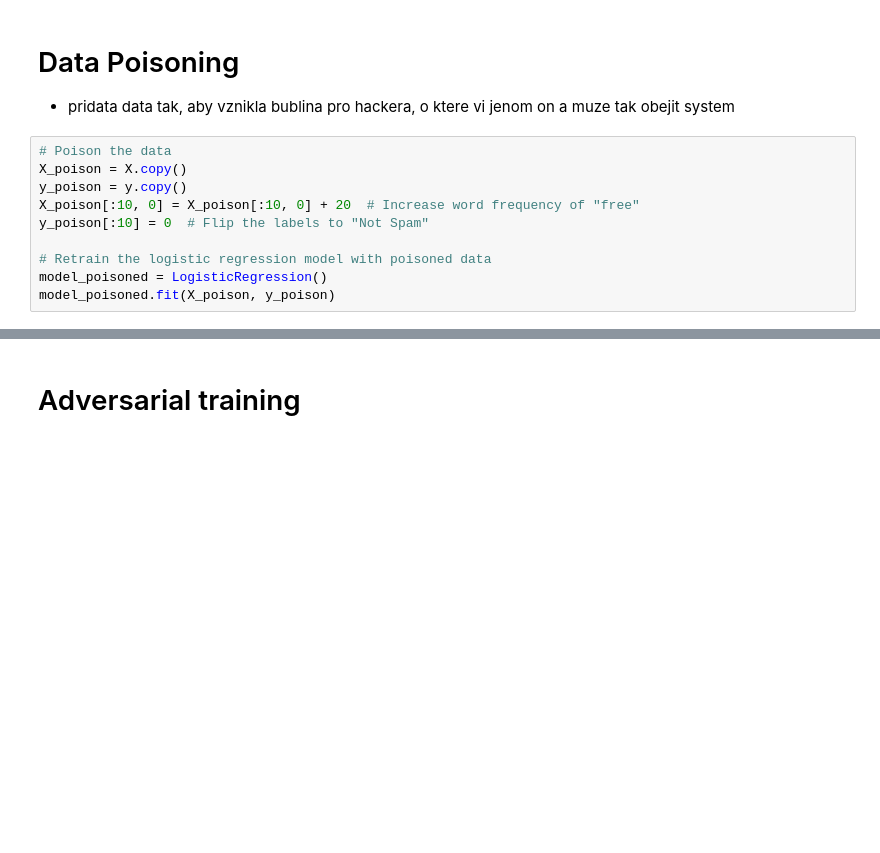
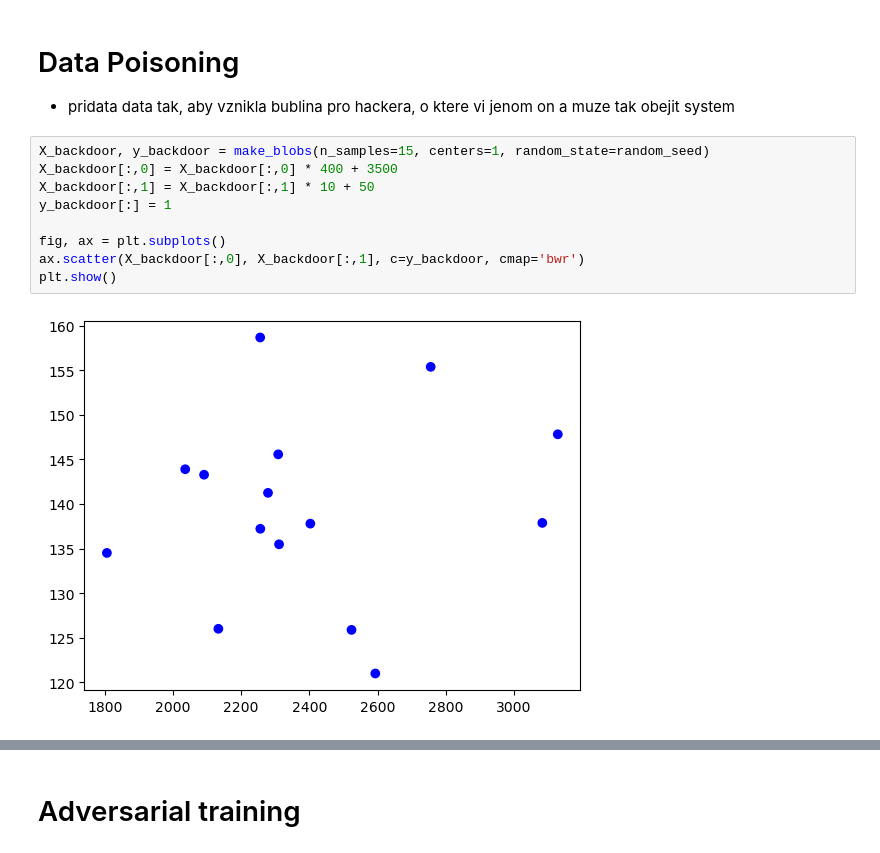
Before and after one commit to nickobard/ai-summer-school, a Jupyter notebook: data_poisoning.ipynb, the cells around one changed output, grey strips where cells are left out. Cells and saved outputs as stored; diff of their text form; blank space fills up the shorter version.

Commit message:
Finish with data poisoning

```diff
--- a/data_poisoning.ipynb
+++ b/data_poisoning.ipynb
@@ -188,13 +193,14 @@ plot_decision_boundary(X_train.to_numpy(), y_train.to_numpy(), nn_model)
 # Data Poisoning
 - pridata data tak, aby vznikla bublina pro hackera, o ktere vi jenom on a muze tak obejit system
 # %%
-# Poison the data
-X_poison = X.copy()
-y_poison = y.copy()
-X_poison[:10, 0] = X_poison[:10, 0] + 20  # Increase word frequency of "free"
-y_poison[:10] = 0  # Flip the labels to "Not Spam"
+X_backdoor, y_backdoor = make_blobs(n_samples=15, centers=1, random_state=random_seed)
+X_backdoor[:,0] = X_backdoor[:,0] * 400 + 3500
+X_backdoor[:,1] = X_backdoor[:,1] * 10 + 50
+y_backdoor[:] = 1
 
-# Retrain the logistic regression model with poisoned data
-model_poisoned = LogisticRegression()
-model_poisoned.fit(X_poison, y_poison)
+fig, ax = plt.subplots()
+ax.scatter(X_backdoor[:,0], X_backdoor[:,1], c=y_backdoor, cmap='bwr')
+plt.show()
+# %% [output]
+[figure, added]
 # %%
```
Also changed, not shown: parts of 16 cells of this notebook.
